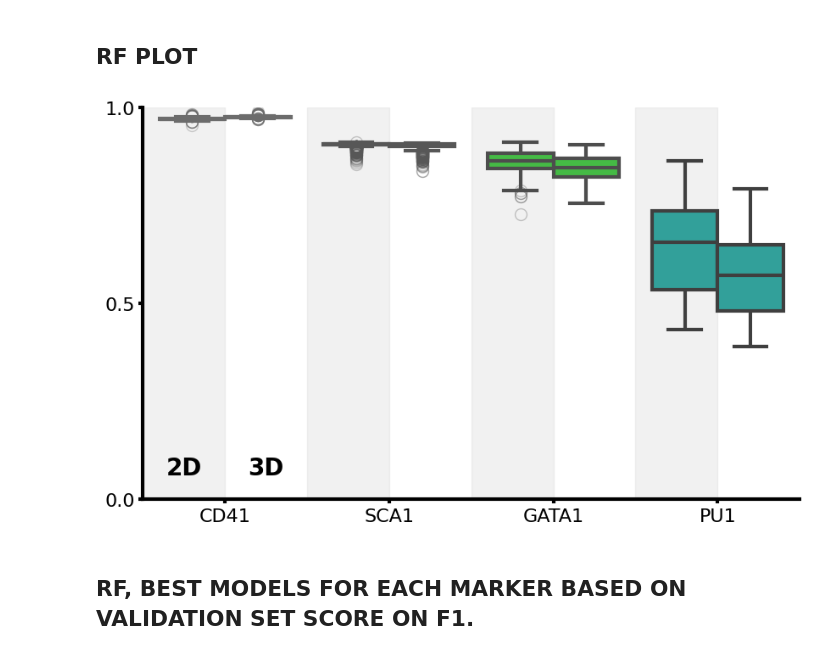
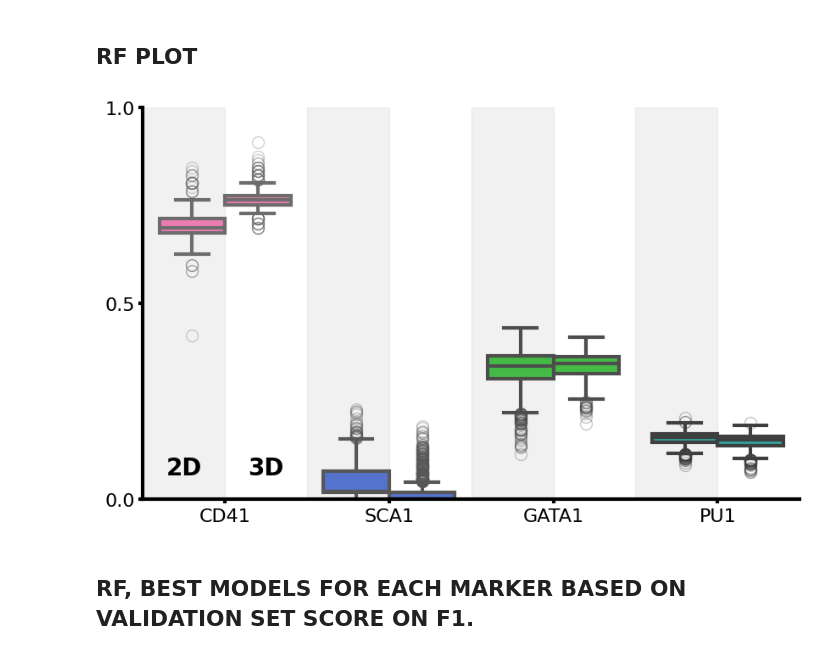
Before and after one commit to dsethz/cell-classification, a Jupyter notebook: Analysis/analyze_baseline.ipynb, the cells around one changed output. Saved outputs shown, nothing was run; the diff lists cells and outputs as text; code cells hidden in the pictures.

```diff
--- a/Analysis/analyze_baseline.ipynb
+++ b/Analysis/analyze_baseline.ipynb
@@ -543,53 +545,11 @@ plot_df = melted_rf_df[melted_rf_df["dataset"] == "val"]
 assert len(plot_df) == len(rf_df) * 4 / 2
 
 # Throw out clutter we dont need for plotting
-plot_df = plot_df[(plot_df['Metric'] == 'accuracy')] # TODO Change the filtering here to metric of interest.
-# plot_df = plot_df[(plot_df['Metric'] == 'f1_score')] # TODO Change the filtering here to metric of interest.
+# plot_df = plot_df[(plot_df['Metric'] == 'accuracy')] # TODO Change the filtering here to metric of interest.
+plot_df = plot_df[(plot_df['Metric'] == 'f1_score')] # TODO Change the filtering here to metric of interest.
 plot_df.drop(columns=['dataset'], inplace=True)
 # Create ColorKey for the markers and Dimension
 plot_df['ColorKey'] = plot_df['Marker'] + "_" + plot_df['Dimension']
-
-# palette = {
-#     "PU1_2D": "#4a8fcf",  # Lighter blue for 2D
-#     "PU1_3D": "#1f77b4",  # Original muted blue for 3D
-
-#     "SCA1_2D": "#ff9f4c", # Lighter orange for 2D
-#     "SCA1_3D": "#ff7f0e", # Original muted orange for 3D
-
-#     "GATA1_2D": "#58c058", # Lighter green for 2D
-#     "GATA1_3D": "#2ca02c", # Original muted green for 3D
-
-#     "CD41_2D": "#e15f5f", # Lighter red for 2D
-#     "CD41_3D": "#d62728"  # Original muted red for 3D
-# }
-
-palette = {
-    "PU1_2D": "#008b8b",  #
-    "PU1_3D": "#008b8b",  #
-
-    "SCA1_2D": "#00008b", #
-    "SCA1_3D": "#00008b", #
-
-    "GATA1_2D": "#006400", #
-    "GATA1_3D": "#006400", #
-
-    "CD41_2D": "#ff1493", #
-    "CD41_3D": "#ff1493"  #
-}
-
-palette = {
-    "PU1_2D": "#20b2aa",       # dark cyan
-    "PU1_3D": "#20b2aa",       # lighter cyan
-
-    "SCA1_2D": "#4169e1",      # dark blue
-    "SCA1_3D": "#4169e1",      # royal blue (lighter)
-
-    "GATA1_2D": "#32cd32",     # dark green
-    "GATA1_3D": "#32cd32",     # lime green (lighter)
-
-    "CD41_2D": "#ff69b4",      # dark pink
-    "CD41_3D": "#ff69b4"       # hot pink (lighter)
-}
 
 palette = {
     "PU1_2D": "#20b2aa",      # lighter cyan for both 2D and 3D
@@ -607,30 +567,6 @@ palette = {
     "None_2D": "#ffffff",     # white for no markers, both 2D and 3D
     "None_3D": "#ffffff"
 }
-
-
-# palette = {
-#     "PU1": "#008b8b",       # dark cyan
-#     "SCA1": "#00008b",      # dark green
-#     "GATA1": "#006400",     # dark blue
-#     "CD41": "#ff1493",      # dark pink
-#     "None": "#ffffff"       # white for no markers
-# }
-
-# palette = {
-#     "PU1_2D": "lightcyan",   # Lighter cyan for 2D
-#     "PU1_3D": "cyan",        # Cyan for 3D
-
-#     "SCA1_2D": "lightgreen", # Lighter green for 2D
-#     "SCA1_3D": "green",      # Green for 3D
-
-#     "GATA1_2D": "lightblue", # Lighter blue for 2D
-#     "GATA1_3D": "darkblue",  # Dark blue for 3D
-
-#     "CD41_2D": "lightcoral", # Lighter pink for 2D
-#     "CD41_3D": "pink"         # Red for 3D
-# }
-
 
 fig, ax = plt.subplots(figsize=(10, 6))
 
@@ -674,34 +610,34 @@ for key in ['CD41', 'SCA1', 'GATA1', 'PU1']:
 plt.yticks([0, 0.5, 1])  # Set y-ticks to 0, 0.5, and 1
 # Set limits for y-axis
 plt.ylim(0, 1)
 
 # Remove the grid
 plt.grid(False)
 
 # Thicker axes and ticks
 ax = plt.gca()  # Get current axes
 ax.spines['top'].set_linewidth(0)
 ax.spines['right'].set_linewidth(0)
 ax.spines['left'].set_linewidth(3)
 ax.spines['bottom'].set_linewidth(3)
 ax.tick_params(axis='both', width=3)  # Set tick width
 plt.legend().set_visible(False) # Remove legend
 
 # Remove x-axis and y-axis label
 plt.xlabel('')
 plt.ylabel('')
 
 # Set fontsize for x and y ticks
 plt.xticks(fontsize=16)
 plt.yticks(fontsize=16)
 
 # Set spine colors to black
 ax.spines['left'].set_color('black')
 ax.spines['bottom'].set_color('black')
 
 plt.show()
 # %% [output]
-[figure, old version]
+[figure, new version]
 # %% [markdown]
 ## RF, BEST MODELS FOR EACH MARKER BASED ON VALIDATION SET SCORE ON F1.
 # %%
```
Also changed, not shown: parts of 1 cell of this notebook, 2 other files.
